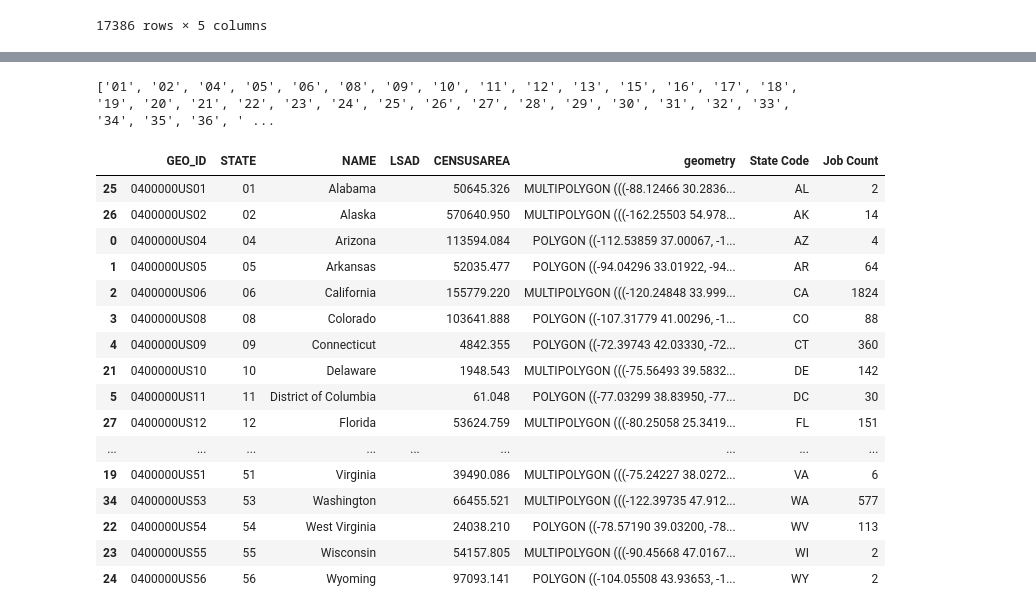
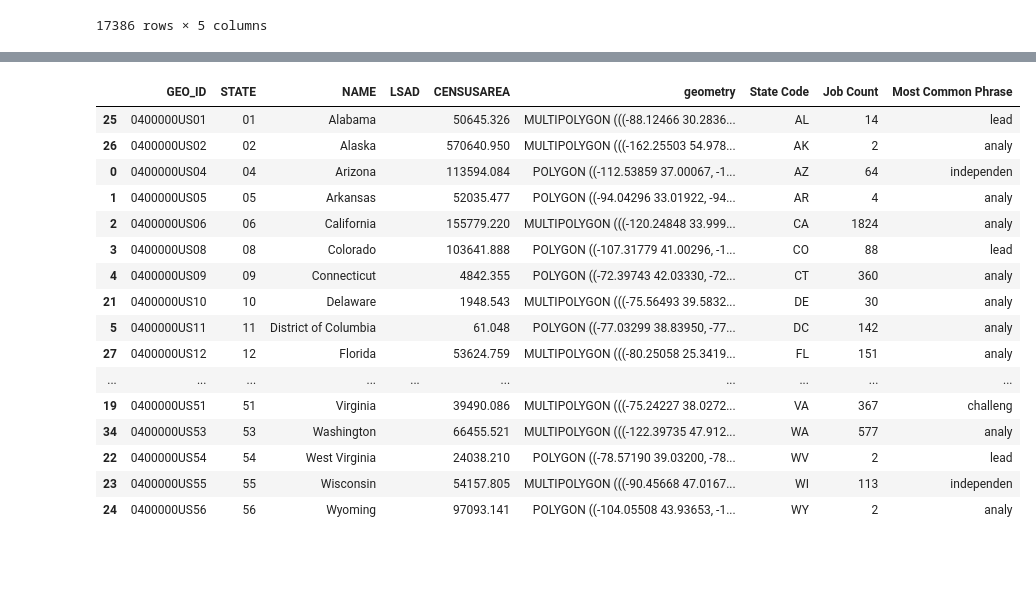
Before and after one commit to Kyle1668/cse184-pronoun-analysis, a Jupyter notebook: Question4.ipynb, the cells around one changed output, grey strips where cells are left out. Drawn from its saved outputs; the diff is of its cells as text; code cells hidden in the pictures; blank space fills up the shorter version.

```diff
--- a/Question4.ipynb
+++ b/Question4.ipynb
@@ -500,41 +505,45 @@ state_map_test.plot(figsize=(20,30))
 # %%
 # Making the heat map of where jobs come from
 state_map = gpd.read_file("gz_2010_us_040_00_20m.json")
 
 state_map = state_map.drop([20])
 #state_map = state_map.drop('Puerto Rico')
 state_map.reset_index
 state_count_alpha = state_df_from_dict.sort_index()
-state_map_list = state_count_alpha['Number'].tolist()
+state_map_list = state_df_from_dict['Number'].tolist()
+state_map_list_2 = state_count_alpha['Phrase'].tolist()
+#state_map_list_3 = state_count['Location'].tolist()
+#state_count_list = state_count['Location'].tolist()
+#state_map_list
 
-#state_map_list
 
 state_map = state_map.sort_values(by=['STATE'])
 state_map['State Code'] = states
 state_map['Job Count'] = state_map_list                 #Job count per state for most common phrase
-state_series_list = state_map['STATE'].tolist()
+state_map['Most Common Phrase'] = state_map_list_2
+#state_map['Total Number of Jobs'] = state_map_list_3
+#state_series_list = state_map['STATE'].tolist()
 
-print((state_series_list))
+#print((state_series_list))
 state_map
 # %% [output]
-['01', '02', '04', '05', '06', '08', '09', '10', '11', '12', '13', '15', '16', '17', '18', '19', '20', '21', '22', '23', '24', '25', '26', '27', '28', '29', '30', '31', '32', '33', '34', '35', '36', ' ...
-|  | GEO_ID | STATE | NAME | LSAD | CENSUSAREA | geometry | State Code | Job Count |
-| 25 | 0400000US01 | 01 | Alabama |  | 50645.326 | MULTIPOLYGON (((-88.12466 30.2836... | AL | 2 |
-| 26 | 0400000US02 | 02 | Alaska |  | 570640.950 | MULTIPOLYGON (((-162.25503 54.978... | AK | 14 |
-| 0 | 0400000US04 | 04 | Arizona |  | 113594.084 | POLYGON ((-112.53859 37.00067, -1... | AZ | 4 |
-| 1 | 0400000US05 | 05 | Arkansas |  | 52035.477 | POLYGON ((-94.04296 33.01922, -94... | AR | 64 |
-| 2 | 0400000US06 | 06 | California |  | 155779.220 | MULTIPOLYGON (((-120.24848 33.999... | CA | 1824 |
-| 3 | 0400000US08 | 08 | Colorado |  | 103641.888 | POLYGON ((-107.31779 41.00296, -1... | CO | 88 |
-| 4 | 0400000US09 | 09 | Connecticut |  | 4842.355 | POLYGON ((-72.39743 42.03330, -72... | CT | 360 |
-| 21 | 0400000US10 | 10 | Delaware |  | 1948.543 | MULTIPOLYGON (((-75.56493 39.5832... | DE | 142 |
-| 5 | 0400000US11 | 11 | District of Columbia |  | 61.048 | POLYGON ((-77.03299 38.83950, -77... | DC | 30 |
-| 27 | 0400000US12 | 12 | Florida |  | 53624.759 | MULTIPOLYGON (((-80.25058 25.3419... | FL | 151 |
-| ... | ... | ... | ... | ... | ... | ... | ... | ... |
-| 19 | 0400000US51 | 51 | Virginia |  | 39490.086 | MULTIPOLYGON (((-75.24227 38.0272... | VA | 6 |
-| 34 | 0400000US53 | 53 | Washington |  | 66455.521 | MULTIPOLYGON (((-122.39735 47.912... | WA | 577 |
-| 22 | 0400000US54 | 54 | West Virginia |  | 24038.210 | POLYGON ((-78.57190 39.03200, -78... | WV | 113 |
-| 23 | 0400000US55 | 55 | Wisconsin |  | 54157.805 | MULTIPOLYGON (((-90.45668 47.0167... | WI | 2 |
-| 24 | 0400000US56 | 56 | Wyoming |  | 97093.141 | POLYGON ((-104.05508 43.93653, -1... | WY | 2 |
+|  | GEO_ID | STATE | NAME | LSAD | CENSUSAREA | geometry | State Code | Job Count | Most Common Phrase |
+| 25 | 0400000US01 | 01 | Alabama |  | 50645.326 | MULTIPOLYGON (((-88.12466 30.2836... | AL | 14 | lead |
+| 26 | 0400000US02 | 02 | Alaska |  | 570640.950 | MULTIPOLYGON (((-162.25503 54.978... | AK | 2 | analy |
+| 0 | 0400000US04 | 04 | Arizona |  | 113594.084 | POLYGON ((-112.53859 37.00067, -1... | AZ | 64 | independen |
+| 1 | 0400000US05 | 05 | Arkansas |  | 52035.477 | POLYGON ((-94.04296 33.01922, -94... | AR | 4 | analy |
+| 2 | 0400000US06 | 06 | California |  | 155779.220 | MULTIPOLYGON (((-120.24848 33.999... | CA | 1824 | analy |
+| 3 | 0400000US08 | 08 | Colorado |  | 103641.888 | POLYGON ((-107.31779 41.00296, -1... | CO | 88 | lead |
+| 4 | 0400000US09 | 09 | Connecticut |  | 4842.355 | POLYGON ((-72.39743 42.03330, -72... | CT | 360 | analy |
+| 21 | 0400000US10 | 10 | Delaware |  | 1948.543 | MULTIPOLYGON (((-75.56493 39.5832... | DE | 30 | analy |
+| 5 | 0400000US11 | 11 | District of Columbia |  | 61.048 | POLYGON ((-77.03299 38.83950, -77... | DC | 142 | analy |
+| 27 | 0400000US12 | 12 | Florida |  | 53624.759 | MULTIPOLYGON (((-80.25058 25.3419... | FL | 151 | analy |
+| ... | ... | ... | ... | ... | ... | ... | ... | ... | ... |
+| 19 | 0400000US51 | 51 | Virginia |  | 39490.086 | MULTIPOLYGON (((-75.24227 38.0272... | VA | 367 | challeng |
+| 34 | 0400000US53 | 53 | Washington |  | 66455.521 | MULTIPOLYGON (((-122.39735 47.912... | WA | 577 | analy |
+| 22 | 0400000US54 | 54 | West Virginia |  | 24038.210 | POLYGON ((-78.57190 39.03200, -78... | WV | 2 | lead |
+| 23 | 0400000US55 | 55 | Wisconsin |  | 54157.805 | MULTIPOLYGON (((-90.45668 47.0167... | WI | 113 | independen |
+| 24 | 0400000US56 | 56 | Wyoming |  | 97093.141 | POLYGON ((-104.05508 43.93653, -1... | WY | 2 | analy |
 # %%
 # # # Get geojson file that includes Alaska
 # # state_map = gpd.read_file("gz_2010_us_040_00_20m.json")
```
Also changed, not shown: parts of 11 cells of this notebook.
